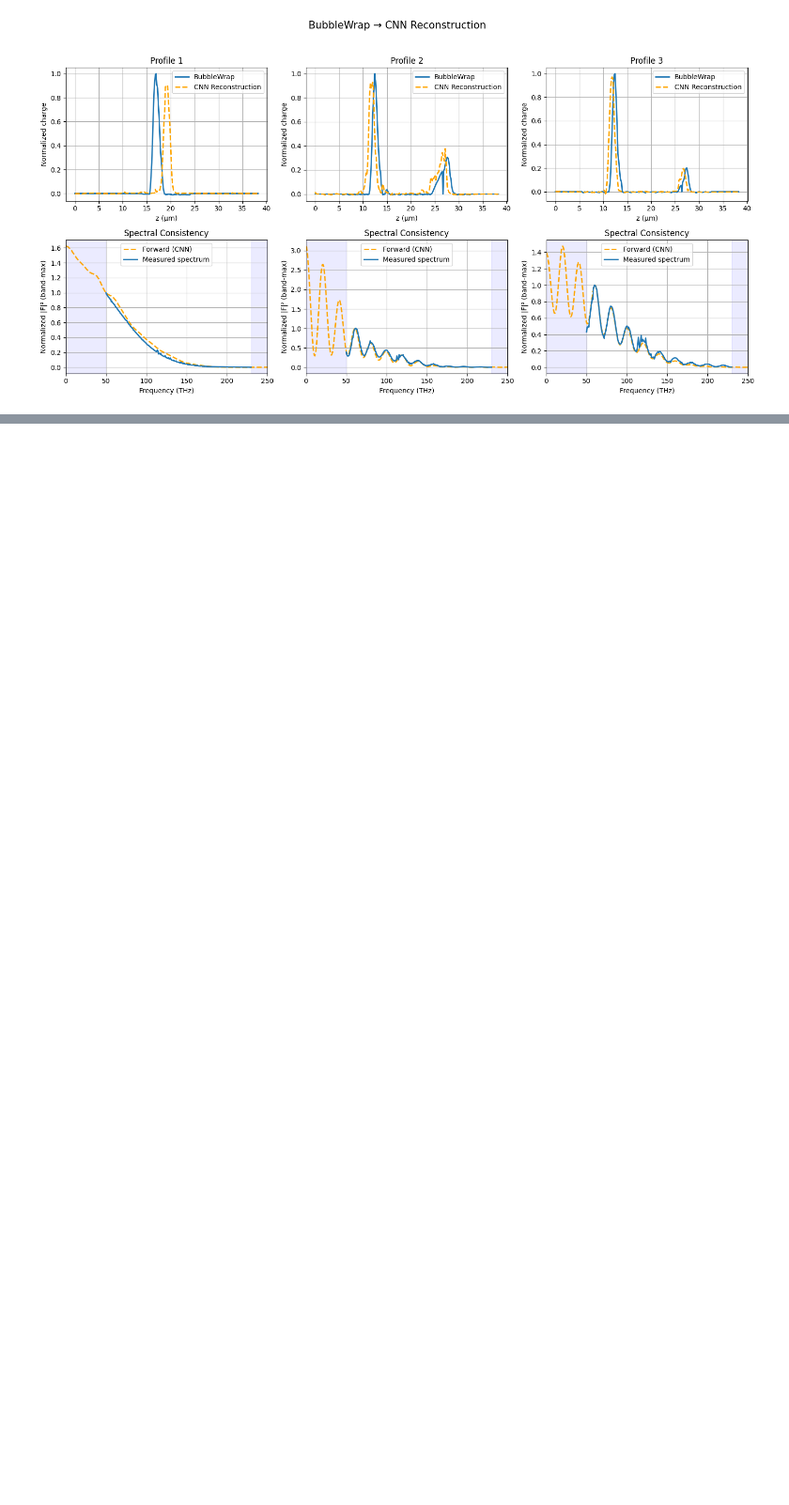
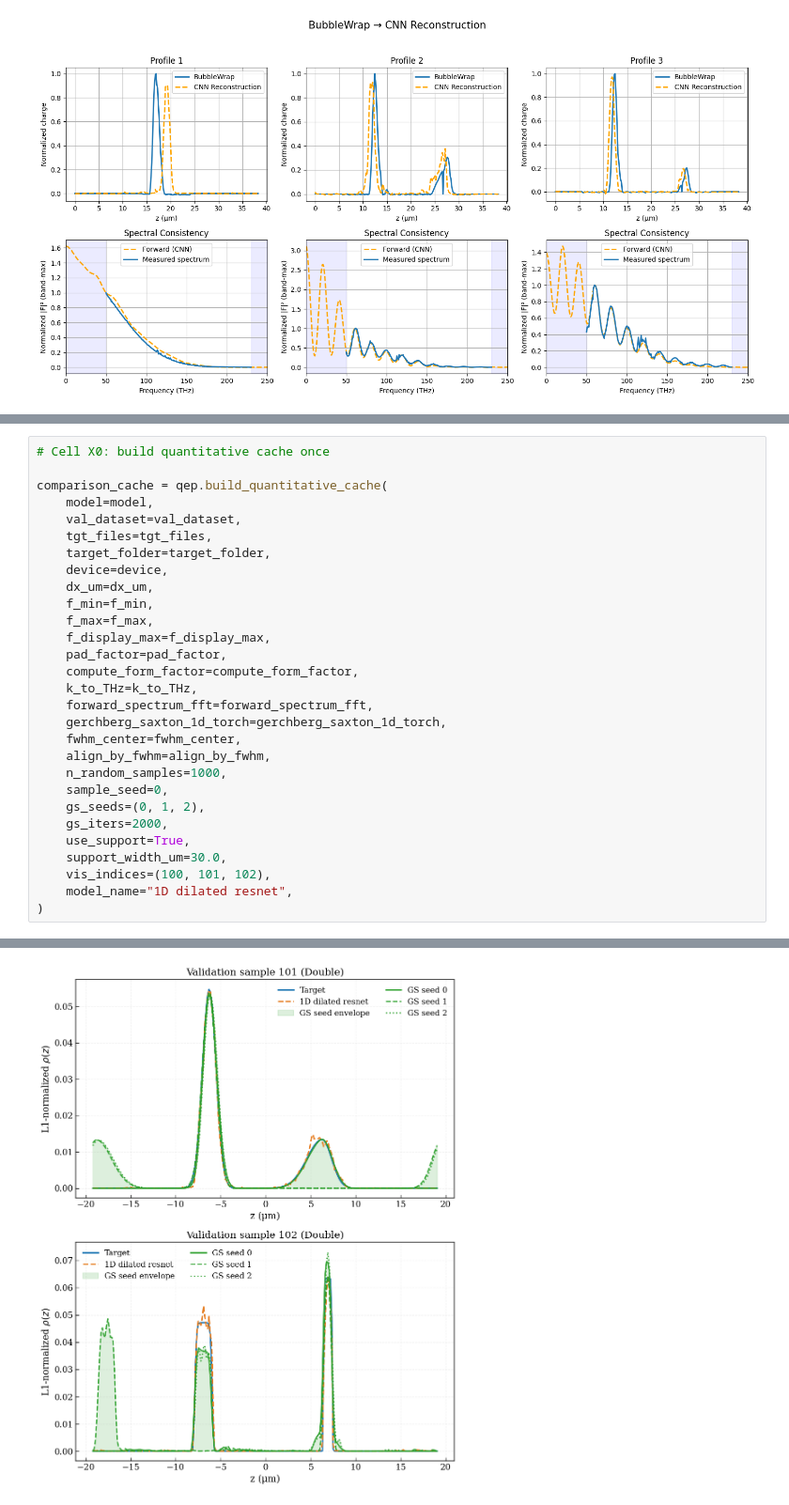
Before and after one commit to zewu-bi/Dilated_ResNet_phase_retrieval, a Jupyter notebook: 1D_Dilated_ResNet.ipynb, the cells around one changed output, grey strips where cells are left out. Shown at 94% size. Saved outputs shown, nothing was run; the diff lists cells and outputs as text; blank space fills up the shorter version.

```diff
--- a/1D_Dilated_ResNet.ipynb
+++ b/1D_Dilated_ResNet.ipynb
@@ -1174,0 +534,30 @@ plt.show()
+# %%
+# Cell X0: build quantitative cache once
+
+comparison_cache = qep.build_quantitative_cache(
+    model=model,
+    val_dataset=val_dataset,
+    tgt_files=tgt_files,
+    target_folder=target_folder,
+    device=device,
+    dx_um=dx_um,
+    f_min=f_min,
+    f_max=f_max,
+    f_display_max=f_display_max,
+    pad_factor=pad_factor,
+    compute_form_factor=compute_form_factor,
+    k_to_THz=k_to_THz,
+    forward_spectrum_fft=forward_spectrum_fft,
+    gerchberg_saxton_1d_torch=gerchberg_saxton_1d_torch,
+    fwhm_center=fwhm_center,
+    align_by_fwhm=align_by_fwhm,
+    n_random_samples=1000,
+    sample_seed=0,
+    gs_seeds=(0, 1, 2),
+    gs_iters=2000,
+    use_support=True,
+    support_width_um=30.0,
+    vis_indices=(100, 101, 102),
+    model_name="1D dilated resnet",
+)
+# %% [output]
@@ -1174,0 +581 @@ plt.show()
+[figure, added]
```
Also changed, not shown: parts of 10 cells of this notebook, 1 other file.
